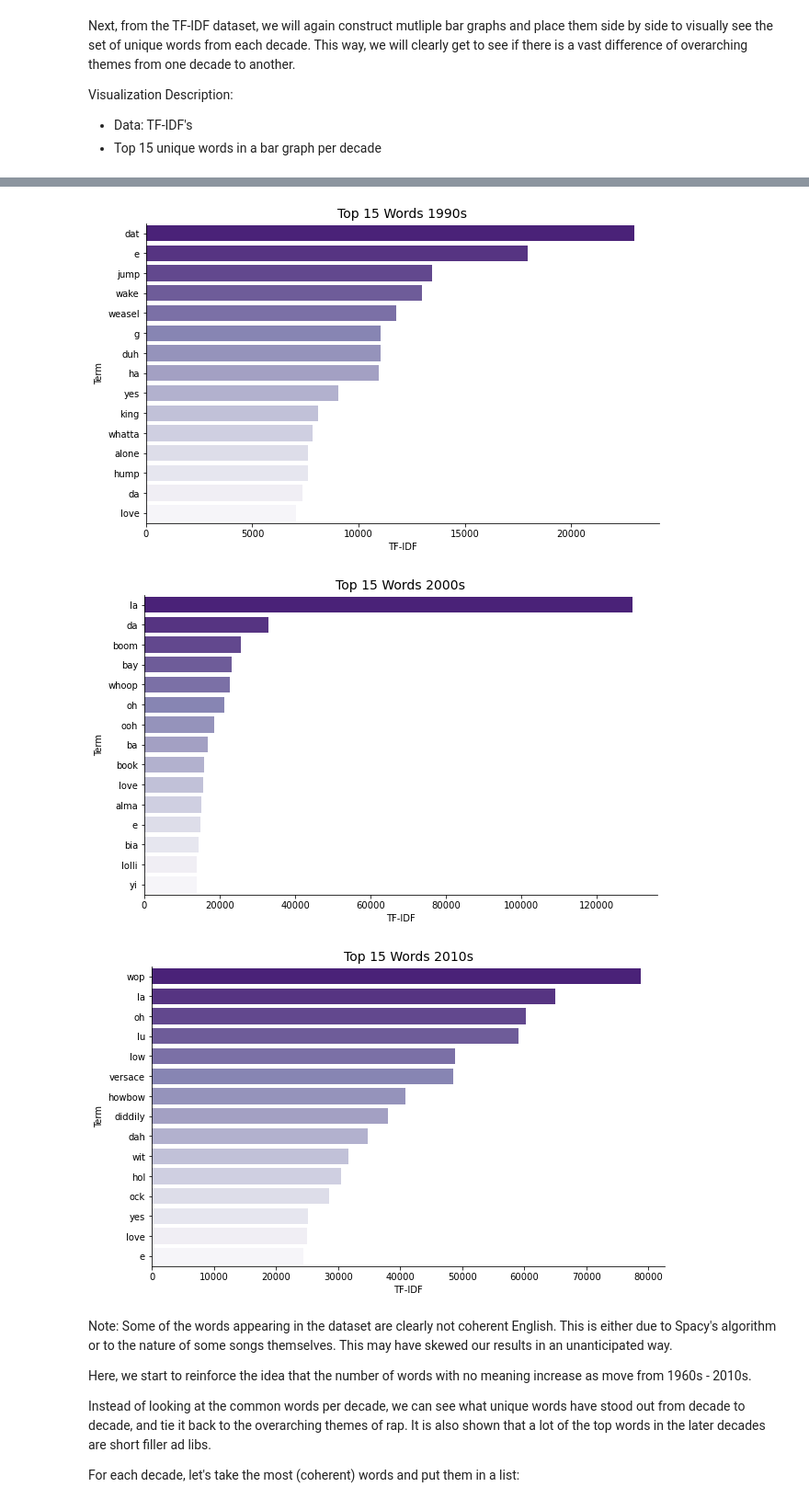
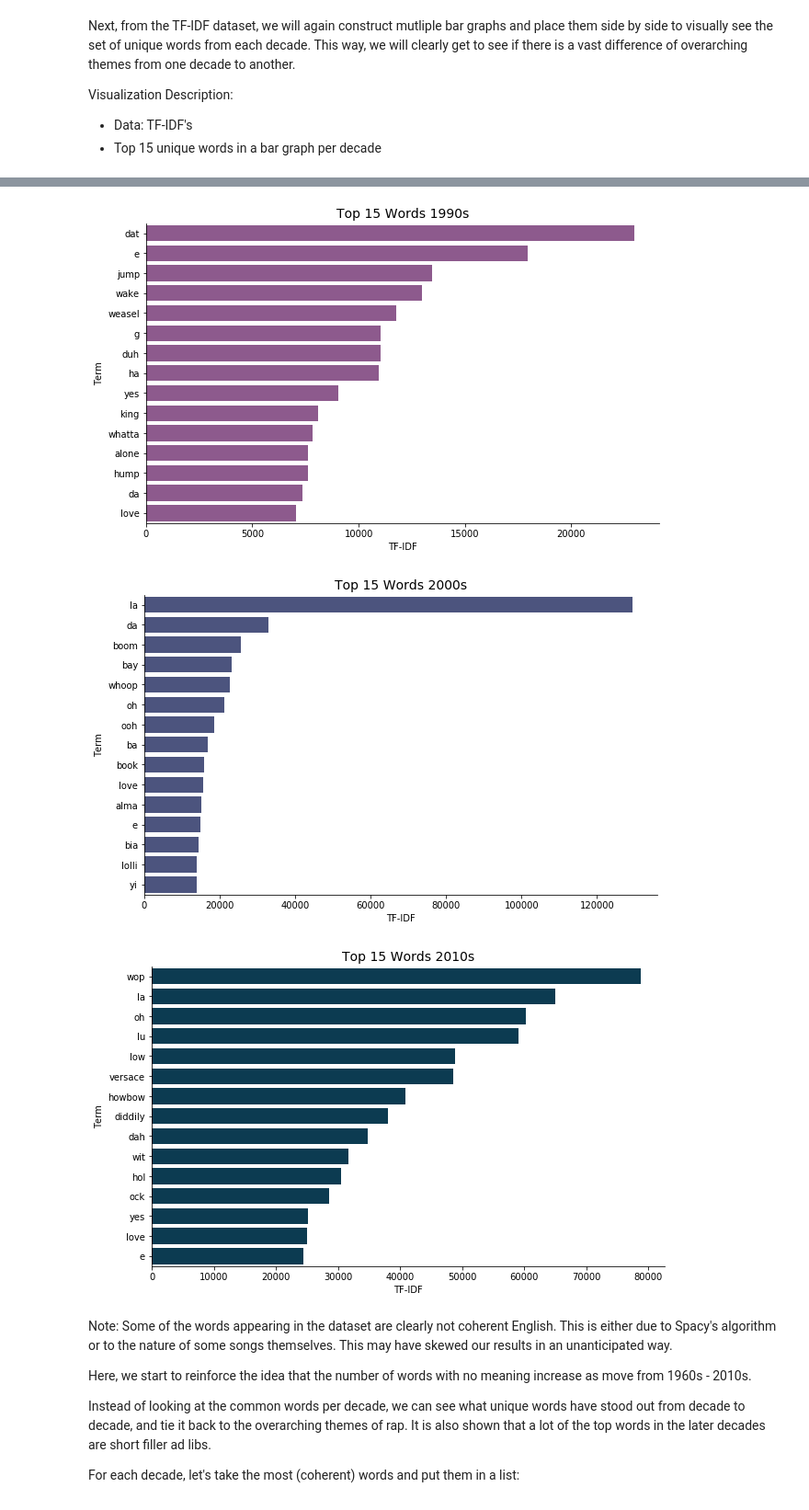
Before and after one commit to drewli815/Evolution-of-Rap, a Jupyter notebook: notebooks/FinalProposal.ipynb, the cells around one changed output, grey strips where cells are left out. Shown: that part at 92% size. Drawn from its saved outputs; the diff is of its cells as text; code cells hidden in the pictures.

```diff
--- a/notebooks/FinalProposal.ipynb
+++ b/notebooks/FinalProposal.ipynb
@@ -716,6 +734,8 @@ palette = 'Purples'
 newPalette = 'Purples_r'
 axesSize = 12
 titleSize = 14
+colors = ['#ffa600','#ff6e54','#dd5182','#955196','#444e86','#003f5c']
+customPalette=sns.set_palette(sns.color_palette(colors))
 # %% [markdown]
 #### Distplots and Histogram
 
@@ -1002,44 +1022,44 @@ yLabel = 'Term'
 # plot 1
 data1= tfidf_5960[:15]
 plt.figure(figsize=figure_size)
-sns.barplot(xLabel, yLabel, data = data1, palette=newPalette)\
+sns.barplot(xLabel, yLabel, data = data1, color=colors[0])\
     .set_title("Top 15 Words 1960s", size=titleSize)
 plt.xlabel(xLabel, size=axesSize)
-plt.xlabel(yLabel, size=axesSize)
+plt.ylabel(yLabel, size=axesSize)
 sns.despine()
 
 # plot 2
 data2 = tfidf_70[:15]
 plt.figure(figsize = figure_size)
-sns.barplot(xLabel, yLabel, data = data2, palette=newPalette)\
+sns.barplot(xLabel, yLabel, data = data2, color=colors[1])\
     .set_title("Top 15 Words 1970s", size=titleSize)
 sns.despine()
 
 # plot 3
 data3 = tfidf_80[:15]
 plt.figure(figsize = figure_size)
-sns.barplot(xLabel, yLabel, data = data3, palette=newPalette)\
+sns.barplot(xLabel, yLabel, data = data3, color=colors[2])\
     .set_title("Top 15 Words 1980s", size=titleSize)
 sns.despine()
 
 # plot 4
 data4 = tfidf_90[:15]
 plt.figure(figsize = figure_size)
-sns.barplot(xLabel, yLabel, data = data4, palette=newPalette)\
+sns.barplot(xLabel, yLabel, data = data4, color=colors[3])\
     .set_title("Top 15 Words 1990s", size=titleSize)
 sns.despine()
 
 # plot 5
 data5 = tfidf_00[:15]
 plt.figure(figsize = figure_size)
-sns.barplot(xLabel, yLabel, data = data5, palette=newPalette)\
+sns.barplot(xLabel, yLabel, data = data5, color=colors[4])\
     .set_title("Top 15 Words 2000s", size=titleSize)
 sns.despine()
 
 # plot 6
 data6 = tfidf_10[:15]
 plt.figure(figsize = figure_size)
-sns.barplot(xLabel, yLabel, data = data6, palette=newPalette)\
+sns.barplot(xLabel, yLabel, data = data6, color=colors[5])\
     .set_title("Top 15 Words 2010s", size=titleSize)
 sns.despine()
 # %% [output]
@@ -1049,6 +1069,6 @@ sns.despine()
-[figure, old version]
+[figure, new version]
-[figure, old version]
+[figure, new version]
-[figure, old version]
+[figure, new version]
 # %% [markdown]
 Note: Some of the words appearing in the dataset are clearly not coherent English. This is either due to Spacy's algorithm or to the nature of some songs themselves. This may have skewed our results in an unanticipated way.
 
```
Also changed, not shown: parts of 7 cells of this notebook, 1 other file.
